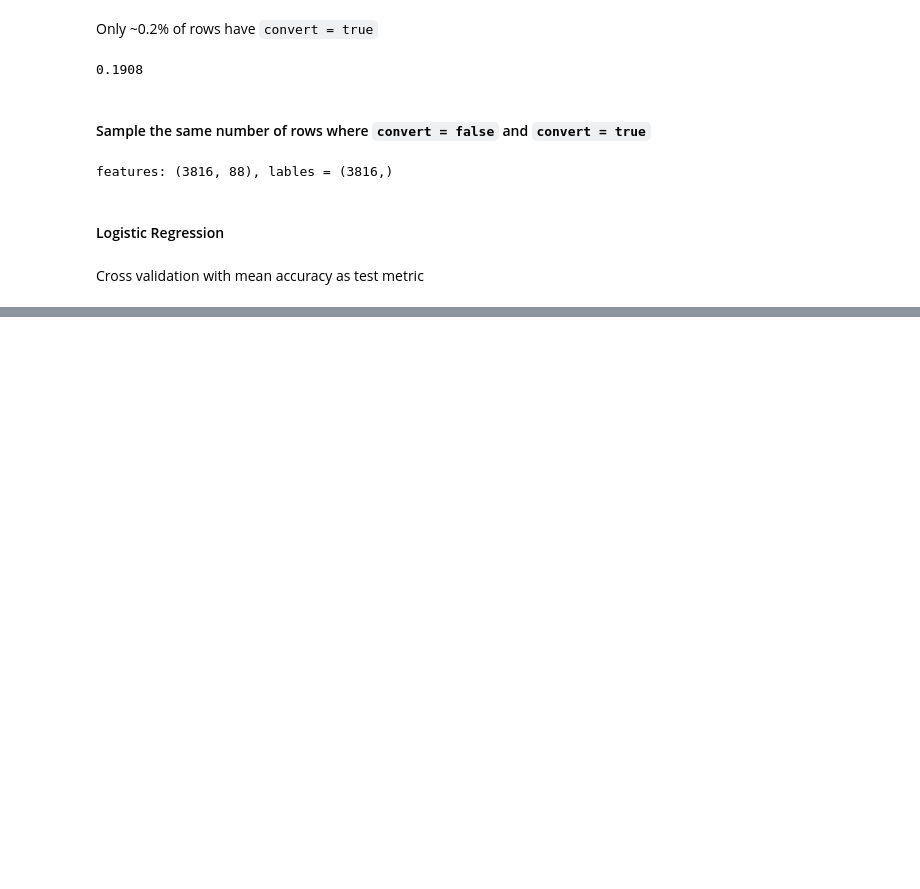
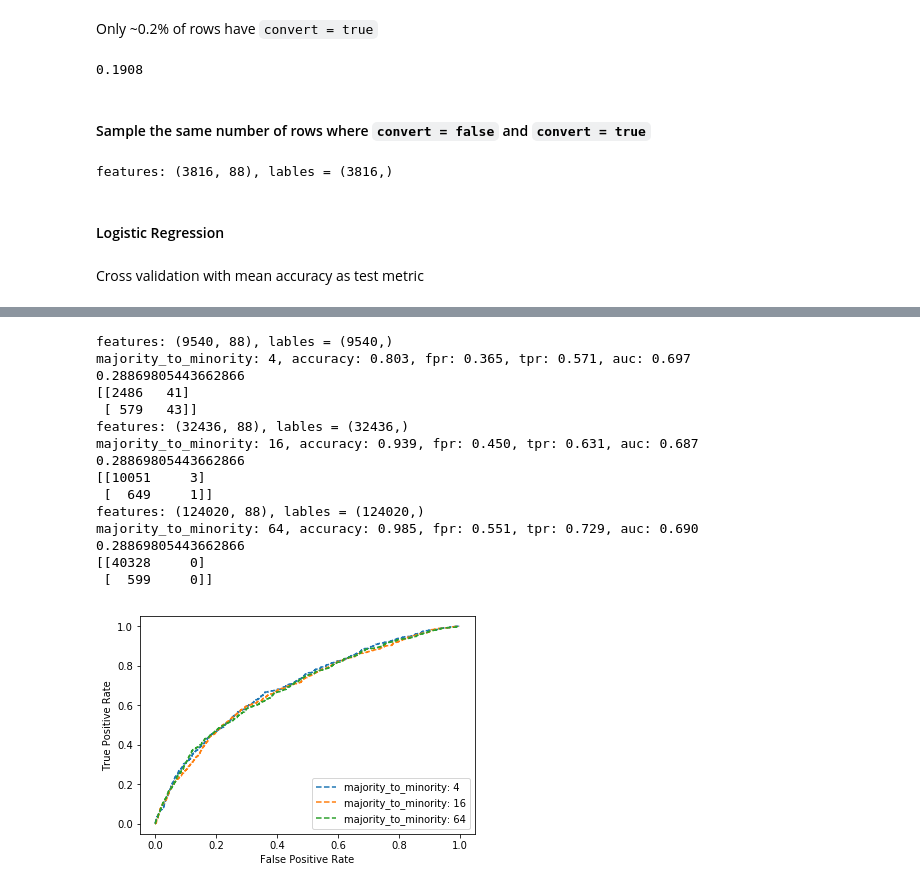
Before and after one commit to Pirolf/RTB, a Jupyter notebook: RTB training.ipynb, the cells around one changed output, grey strips where cells are left out. Cells and saved outputs as stored; diff of their text form; code cells hidden in the pictures; blank space fills up the shorter version.

```diff
--- a/RTB training.ipynb
+++ b/RTB training.ipynb
@@ -77,0 +106,7 @@ for n_splits in range(2, 8):
+# %%
+for majority_to_minority in [4, 8, 16, 32, 64, 128]:
+    (features, labels) = down_sampling(majority_to_minority=majority_to_minority)
+    accuracies, fprs, tprs = train_kfold(2)
+    area_under_cruve = auc(fprs, tprs, True)
+    print("0:1 ratio: {}, accuracy: {}, fpr: {}, tpr: {}, auc: {}".format(
+        majority_to_minority, np.mean(accuracies), np.mean(fprs), np.mean(tprs), area_under_cruve))
@@ -77,0 +126,53 @@ for n_splits in range(2, 8):
+# %%
+# Without KFold
+from sklearn.model_selection import train_test_split
+def train(features, labels, test_size=0.33, penalty='l2'):
+    feature_train, feature_test, label_train, label_test = train_test_split(features, labels, test_size=test_size)
+
+    regression = LogisticRegression(penalty=penalty)
+    model = regression.fit(feature_train, label_train)
+    predicted_scores = model.predict_proba(feature_test)[:,1]
+    predicted = model.predict(feature_test)
+    accuracy = model.score(feature_test, label_test)
+    fpr, tpr, thresholds = roc_curve(label_test, predicted_scores)
+    return accuracy, fpr, tpr, label_test, predicted
+# %%
+# 4, 16, 64
+from sklearn.metrics import confusion_matrix
+
+for majority_to_minority in [4, 16, 64]:
+    (features, labels) = down_sampling(majority_to_minority=majority_to_minority)
+    accuracy, fpr, tpr, label_test, predicted = train(features, labels)
+    area_under_curve = auc(fpr, tpr)
+    print("majority_to_minority: %d, accuracy: %0.3f, fpr: %0.3f, tpr: %0.3f, auc: %0.3f" % (
+        majority_to_minority, accuracy, np.mean(fpr), np.mean(tpr), area_under_curve))
+    print(predicted_scores[0])
+
+    # true negatives is C_{0,0}, false negatives is C_{1,0},
+    # true positives is C_{1,1} and false positives is C_{0,1}.
+    print(confusion_matrix(label_test, predicted))
+
+    plt.plot(fpr, tpr, label="majority_to_minority: %d" % majority_to_minority, linestyle='--')
+    plt.legend(loc='lower right')
+
+
+plt.xlabel('False Positive Rate')
+plt.ylabel('True Positive Rate')
+plt.show()
+# %% [output]
+features: (9540, 88), lables = (9540,)
+majority_to_minority: 4, accuracy: 0.803, fpr: 0.365, tpr: 0.571, auc: 0.697
+0.28869805443662866
+[[2486   41]
+ [ 579   43]]
+features: (32436, 88), lables = (32436,)
+majority_to_minority: 16, accuracy: 0.939, fpr: 0.450, tpr: 0.631, auc: 0.687
+0.28869805443662866
+[[10051     3]
+ [  649     1]]
+features: (124020, 88), lables = (124020,)
+majority_to_minority: 64, accuracy: 0.985, fpr: 0.551, tpr: 0.729, auc: 0.690
+0.28869805443662866
+[[40328     0]
+ [  599     0]]
+[figure, added]
```
Also changed, not shown: parts of 13 cells of this notebook.
